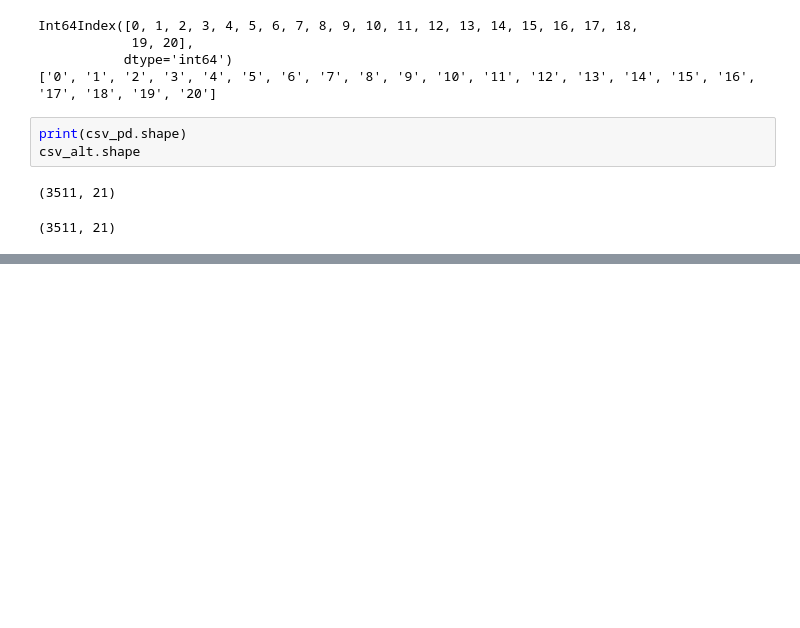
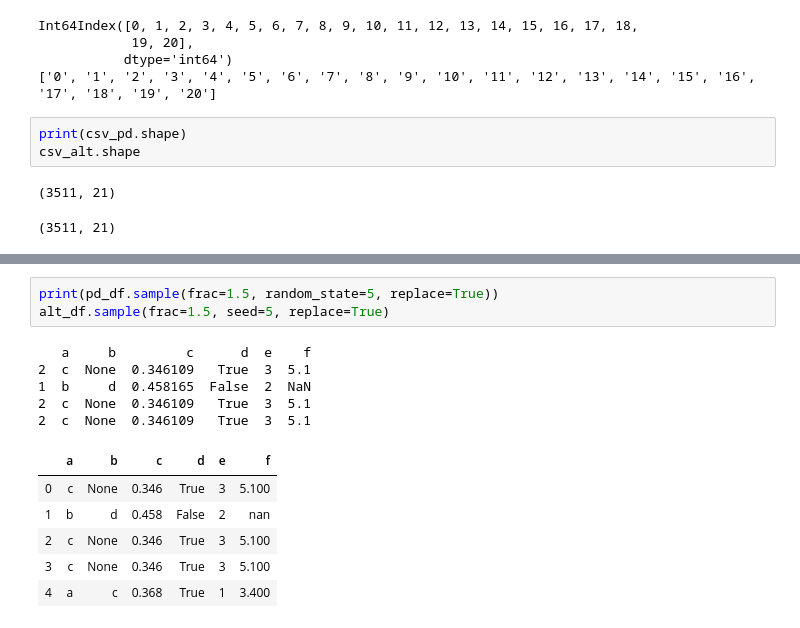
Before and after one commit to najafmurtaza/Analytica, a Jupyter notebook: Test Lib.ipynb, the cells around one changed output, grey strips where cells are left out. Saved outputs shown, nothing was run; the diff lists cells and outputs as text; blank space fills up the shorter version.

Commit message:
added `sample` method

```diff
--- a/Test Lib.ipynb
+++ b/Test Lib.ipynb
@@ -1388,0 +1410,15 @@ csv_alt.shape
+# %%
+print(pd_df.sample(frac=1.5, random_state=5, replace=True))
+alt_df.sample(frac=1.5, seed=5, replace=True)
+# %% [output]
+   a     b         c      d  e    f
+2  c  None  0.346109   True  3  5.1
+1  b     d  0.458165  False  2  NaN
+2  c  None  0.346109   True  3  5.1
+2  c  None  0.346109   True  3  5.1
+|  | a | b | c | d | e | f |
+| 0 | c | None | 0.346 | True | 3 | 5.100 |
+| 1 | b | d | 0.458 | False | 2 | nan |
+| 2 | c | None | 0.346 | True | 3 | 5.100 |
+| 3 | c | None | 0.346 | True | 3 | 5.100 |
+| 4 | a | c | 0.368 | True | 1 | 3.400 |
```
Also changed, not shown: parts of 56 cells of this notebook, 2 other files.
